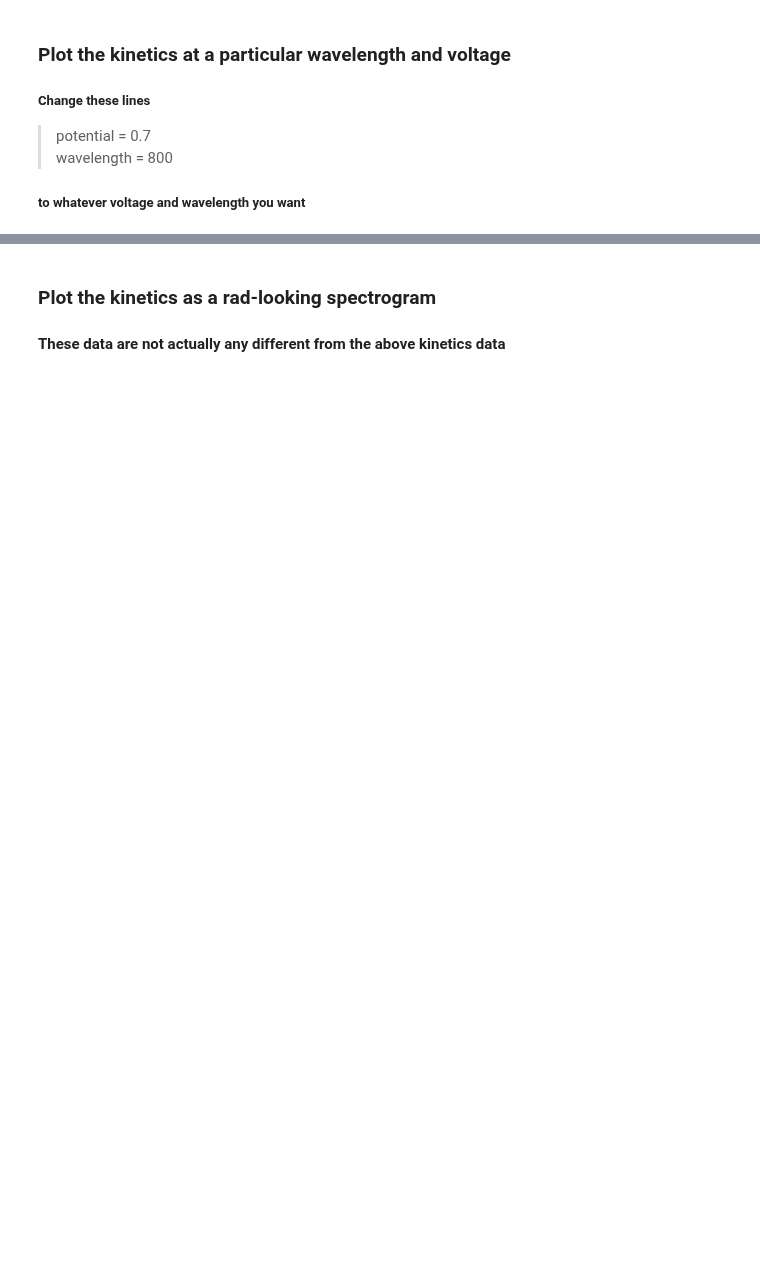
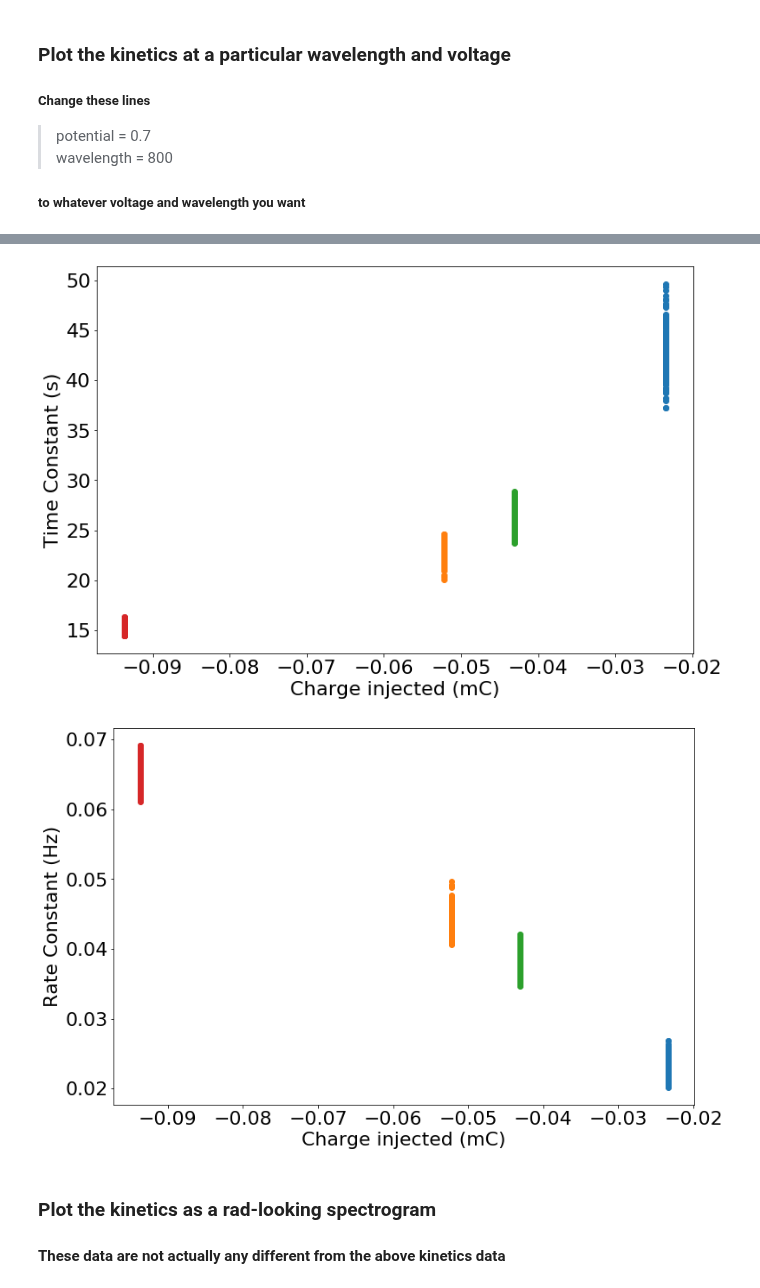
Before and after one commit to rajgiriUW/OECT_processing, a Jupyter notebook: processing_scripts/UV-Vis Notebook.ipynb, the cells around one changed output, grey strips where cells are left out. Drawn from its saved outputs; the diff is of its cells as text; code cells hidden in the pictures; blank space fills up the shorter version.

```diff
--- a/processing_scripts/UV-Vis Notebook.ipynb
+++ b/processing_scripts/UV-Vis Notebook.ipynb
@@ -291,3 +343,35 @@ plt.savefig(path + r'\\' + 'Threshold at ' + str(wavelength) + ' nm'
+# %%
+#Choose wavelengths to plot about
+wl_start = 750
+wl_stop = 850
+potentials = [0.7, 0.8, 0.9, 1]
+
+times = {}
+
+fig, ax = plt.subplots(nrows=1, figsize=(12,8),  facecolor='white')
+for p in potentials:
+    data.banded_fits(wl_start = wl_start, wl_stop = wl_stop, voltage=p)
+    times[p] = data.fits
+    ax.plot(data.charge[p].values * np.ones(len(data.fits)), data.fits, 'o')
+
+ax.set_ylabel('Time Constant (s)')
+ax.set_xlabel('Charge injected (mC)')
+plt.savefig(path + r'\\' + 'Doping Charge-Dependent Kinetics from' + str(wl_start) + ' nm to ' + str(wl_stop ) + ' nm'
+            +filenamestring+'.jpg')
+
+fig, ax = plt.subplots(nrows=1, figsize=(12,8),  facecolor='white')
+for p in potentials:
+    data.banded_fits(wl_start = wl_start, wl_stop = wl_stop, voltage=p)
+    times[p] = data.fits
+    ax.plot(data.charge[p].values * np.ones(len(data.fits)), np.array(data.fits)**-1, 'o')
+
+ax.set_ylabel('Rate Constant (Hz)')
+ax.set_xlabel('Charge injected (mC)')
+plt.savefig(path + r'\\' + 'Doping Charge-Dependent Rates from' + str(wl_start) + ' nm to ' + str(wl_stop ) + ' nm'
+            +filenamestring+'.jpg')
+# %% [output]
+[figure, added]
+[figure, added]
 # %% [markdown]
 ### Plot the kinetics as a rad-looking spectrogram
 
```
Also changed, not shown: parts of 13 cells of this notebook, 1 other file.
